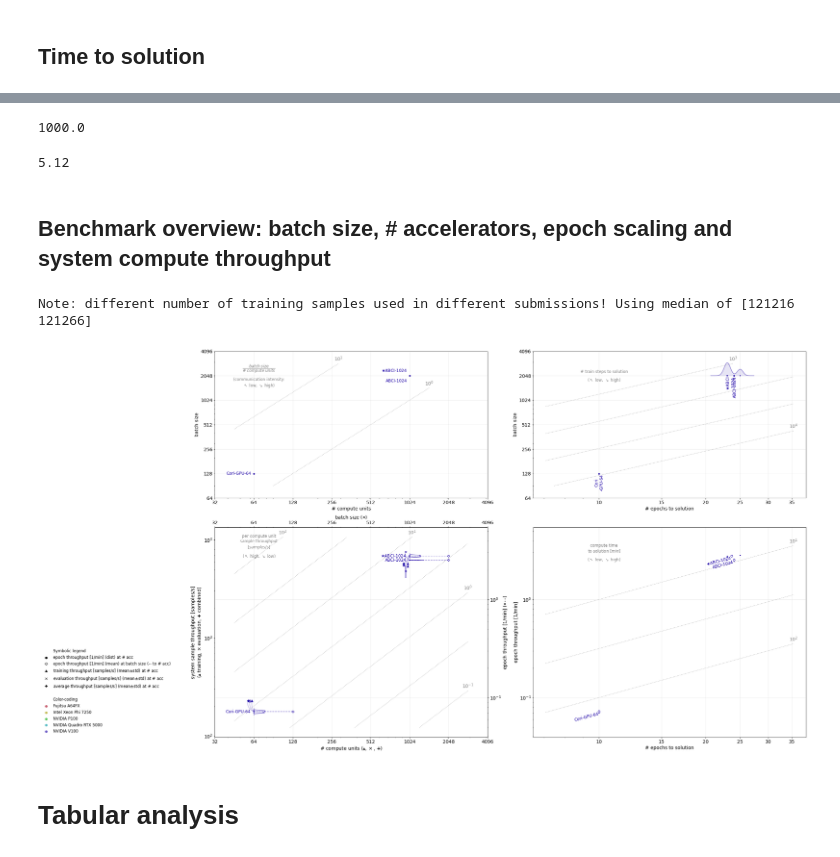
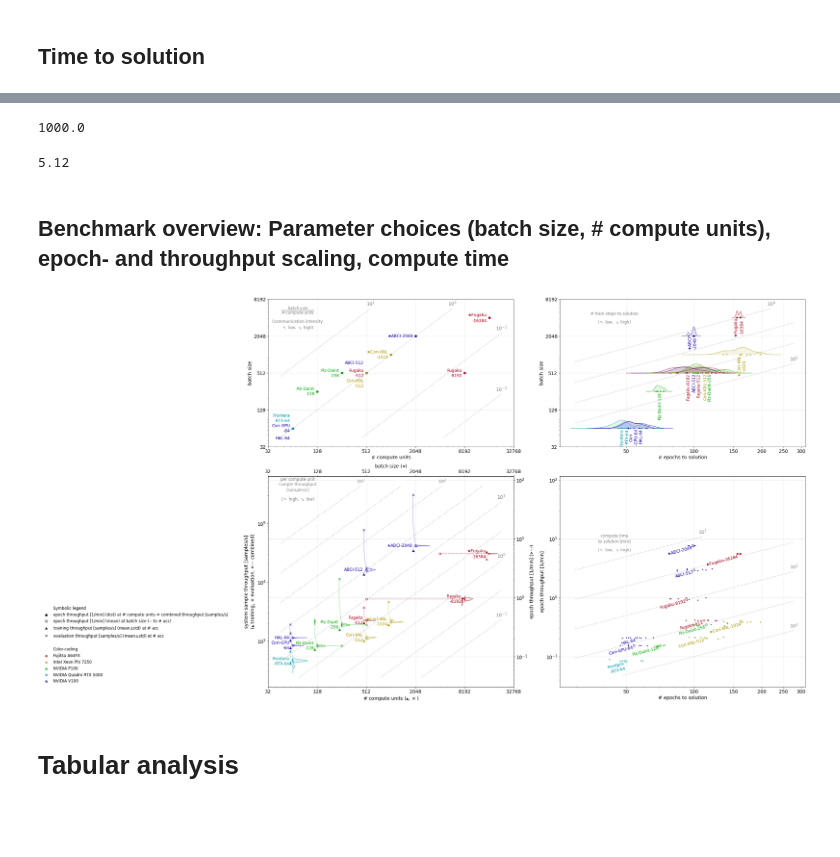
Before and after one commit to lukasgd/mlperf_hpc_results_v0.7_visualization, a Jupyter notebook: MLPerfResultsVisualizer.ipynb, the cells around one changed output, grey strips where cells are left out. Cells and saved outputs as stored; diff of their text form; code cells hidden in the pictures; blank space fills up the shorter version.

```diff
--- a/MLPerfResultsVisualizer.ipynb
+++ b/MLPerfResultsVisualizer.ipynb
@@ -8,8 +8,8 @@ MLPerfBenchmark = namedtuple('MLPerfBenchmark',['round','name'])
 # %%
 # Choose benchmark to visualize
 
-# benchmark = MLPerfBenchmark(round='hpc_results_v0.7', name='cosmoflow')
-benchmark = MLPerfBenchmark(round='hpc_results_v0.7', name='deepcam')
+benchmark = MLPerfBenchmark(round='hpc_results_v0.7', name='cosmoflow')
+# benchmark = MLPerfBenchmark(round='hpc_results_v0.7', name='deepcam')
 # %%
 # paths of results repos
 import json
@@ -1948,10 +1682,3 @@ def get_accelerator_hours(run_system_stats):
 y_label = 'accelerator hours'
 y_key = get_accelerator_hours
 y_transform = None
-
-def get_pflopsdays(run_system_stats):
-    return run_system_stats['run']['run_time']/3600./24.*get_pflops(run_system_stats['system'])
-
-y_label = 'PF/s-days'
-y_key = get_pflopsdays
-y_transform = None
@@ -1968,9 +1704,3 @@ if benchmark.name == 'cosmoflow' and False:
     y_transform = None
 
     plot_all_submissions(x_key=x_key, x_label=x_label, y_key=y_key, y_label=y_label, y_transform=y_transform, sharey=True, filter_submissions=filter_submissions)
-# %%
-if benchmark.round == 'hpc_results_v0.7':
-    batch_size_to_accelerator_ratio = 1.
-elif benchmark.name == 'resnet':
-    batch_size_to_accelerator_ratio = np.min([s['global_batch_size']/accelerator_number(s['system']) for s in submissions_stats.values()])
-batch_size_to_accelerator_ratio
@@ -2045,16 +1769,12 @@ def get_effective_epoch_samples(submissions_stats):
     else:
         eff_epoch_samples = int(np.mean(mean_eff_epoch_samples))
     return eff_epoch_samples
-# %%
-if benchmark.round == 'hpc_results_v0.7':
-    accelerators_to_epoch_throughput_ratio = 1000./1.
-elif benchmark.name == 'resnet':
-    accelerators_to_epoch_throughput_ratio = 1000./75.
-accelerators_to_epoch_throughput_ratio
-
-# np.mean([s['train_samples'] for s in submissions_stats.values()])/np.min([s['global_batch_size'] for s in submissions_stats.values()])
-# %% [output]
-1000.0
+# %%
+if benchmark.round == 'hpc_results_v0.7':
+    accelerators_to_epoch_throughput_ratio = 1000./1.
+accelerators_to_epoch_throughput_ratio
+# %% [output]
+1000.0
 # %%
 if benchmark.round == 'hpc_results_v0.7':
     batch_size_to_epochs_ratio = 256/50.
@@ -2064,18 +1782,14 @@ batch_size_to_epochs_ratio
 # %% [output]
 5.12
 # %% [markdown]
-## Benchmark overview: batch size, # accelerators, epoch scaling and system compute throughput
+## Benchmark overview: Parameter choices (batch size, # compute units), epoch- and throughput scaling, compute time
 # %%
 gridspec_kw = dict(width_ratios=(1,1), height_ratios=(1,10/7))
-fig, ax = plt.subplots(nrows=2, ncols=2, #                       sharex=True, sharey=True, #sharex=True,
+fig, ax = plt.subplots(nrows=2, ncols=2,
                        figsize=(32, 17), gridspec_kw=gridspec_kw)
-#                        figsize=(32, 22), gridspec_kw=gridspec_kw)
-#                        figsize=(28, 16.5))
 
-if benchmark.round == 'training_results_v0.7':
-    filter_submissions = lambda s: s['system']['submitter'] in ['Google', 'NVIDIA'] # ['Alibaba', 'Dell EMC', 'Fujitsu', 'Google', 'Inspur', 'Intel', 'NVIDIA', 'SIAT']
-else:
-    filter_submissions = lambda s: True
+if benchmark.round == 'hpc_results_v0.7':
+    filter_submissions = lambda s: True # e.g. s['system']['submitter'] in ['CSCS', 'Fujitsu', 'Fujitsu/RIKEN', 'LBNL', 'NCSA', 'TACC']
 
 #### 0,0
 
@@ -2120,7 +1834,7 @@ plot_all_submissions_flipped(x_key=x_key, x_label=x_label,
 secondary_x_label = r'batch size ($\diamond$)' + '\n '
 secondary_x_legend_label = 'epoch throughput [1/min] (mean) at batch size (-- to # acc)'
 secondary_x_key = 'global_batch_size'
-secondary_x_marker = 'D' # matplotlib.markers.MarkerStyle(marker='D', fillstyle='none')
+secondary_x_marker = 'D'
 
 x_label = r'# compute units ($\blacktriangle, \times$' + (')' if benchmark.name == 'cosmoflow' else r', $\mathbf{+}$)')
 x_key = lambda submission_stat: accelerator_number(submission_stat['system'])
@@ -2168,10 +1882,10 @@ eff_epoch_samples = get_effective_epoch_samples(submissions_stats)
 primary_to_secondary_y_transform = lambda et: et*float(eff_epoch_samples)/60.
 secondary_to_primary_y_transform = lambda st: st/float(eff_epoch_samples)*60.
 
-# Epoch throughput w/o initial phase, i.e. staging overhead not shown (makes very minor difference, probably worth mentioning in text rather)
+# Epoch throughput w/o initial phase, i.e. staging overhead not shown
 
 level_func='y/x'
-level_label=('per compute unit\nsample throughput\n' + r'$[samples/s]$', r'($\nwarrow$ high, $\searrow$ low)') #('per-compute-unit\nsample throughput\n' + r'($\nwarrow$ high, $\searrow$ low)', r'$[samples/s]$') #(r'$\dfrac{combined\ throughput}{\#\ compute\ units}$', r'$[samples/s]$')
+level_label=('per compute unit\nsample throughput\n' + r'$[samples/s]$', r'($\nwarrow$ high, $\searrow$ low)')
 level_transform=(primary_to_secondary_y_transform, secondary_to_primary_y_transform)
 
 plot_all_submissions(y_key=y_key, y_label=y_label, y_transform=y_transform, y_legend_label=y_legend_label,
@@ -2269,43 +1983,42 @@ y_key = 'run_epoch_throughput'
 y_transform = lambda t: t*60.
 
 level_func='x/y'
-level_label=('compute time\nto solution' + r' $[min]$', r'($\nwarrow$ low, $\searrow$ high)') #('compute time \nto solution\n' + r'($\nwarrow$ low, $\searrow$ high)', r'$[min]$')
+level_label=('compute time\nto solution' + r' $[min]$', r'($\nwarrow$ low, $\searrow$ high)')
 
 submission_label_annotation_opts = dict(
                     xytext=(0, 0),
                     textcoords="offset points",
                     ha='right', va='top',  rotation=14.75,
                     alpha=1., fontsize=12)
 
-plot_all_submissions_scatter_vector(x_key=x_key, x_label=x_label, x_transform=x_transform, #secondary_x_label=secondary_x_label, secondary_x_key=secondary_x_key,
+plot_all_submissions_scatter_vector(x_key=x_key, x_label=x_label, x_transform=x_transform,
                                     y_key=y_key, y_label=y_label, y_transform=y_transform,
                                     xy_mean_marker='o',
                                     sharey=True, axis_scale='loglog', color_label=accelerator_short_label, color_label_range=accelerator_short_names,
                                     level_func=level_func, level_label=level_label, level_fine_grid=2,
                                     filter_submissions=filter_submissions,
                                     submission_annotation_key='submission_long_label',
                                     submission_label_annotation_opts=submission_label_annotation_opts,
                                     ax=ax[1,1])
 
 ax[1,1].xaxis.set_major_locator(plt.AutoLocator())
 ax[1,1].xaxis.set_major_formatter(plt.FormatStrFormatter('%d'))
 
 ax[0,0].set_xlim(ax[1,0].get_xlim())
 ax[0,0].set_ylim(ax[0,1].get_ylim())
 
 ax[1,1].set_xlim(ax[0,1].get_xlim())
 ax[1,1].set_ylim(ax[1,0].get_ylim())
 
 ax[0,0].legend().set_visible(False)
 ax[0,1].legend().set_visible(False)
 ax[1,0].legend().set_visible(False)
 ax[1,1].legend().set_visible(False)
 
 fig.tight_layout()
 # plt.savefig(f'output/{benchmark.name}-2x2-batch-size-acc-epochs-throughput-efficiency-vertical.png', dpi=300)
 # %% [output]
-Note: different number of training samples used in different submissions! Using median of [121216 121266]
-[figure, old version]
+[figure, new version]
 # %% [markdown]
 # Tabular analysis
 # %%
```
Also changed, not shown: parts of 46 cells of this notebook.
